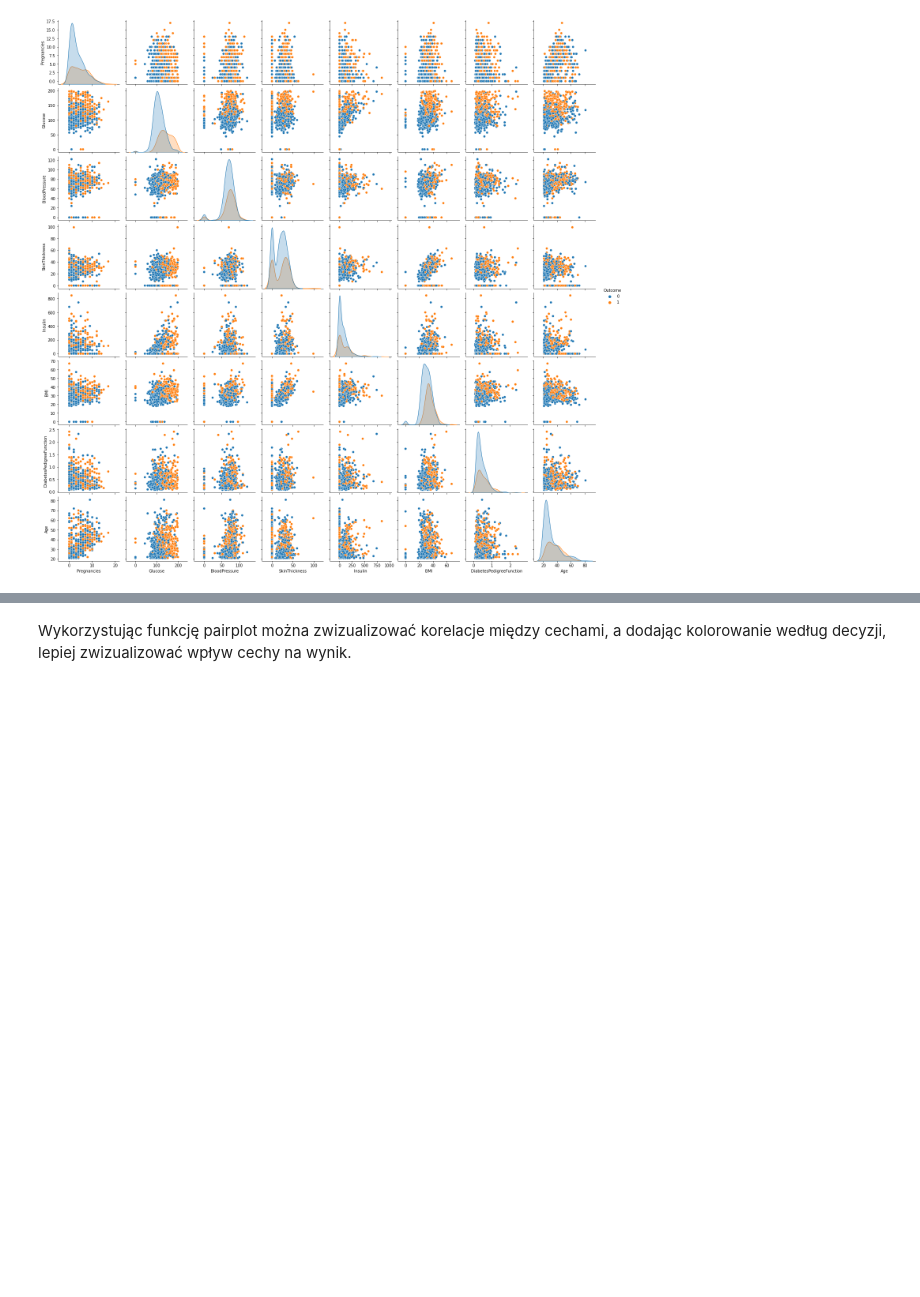
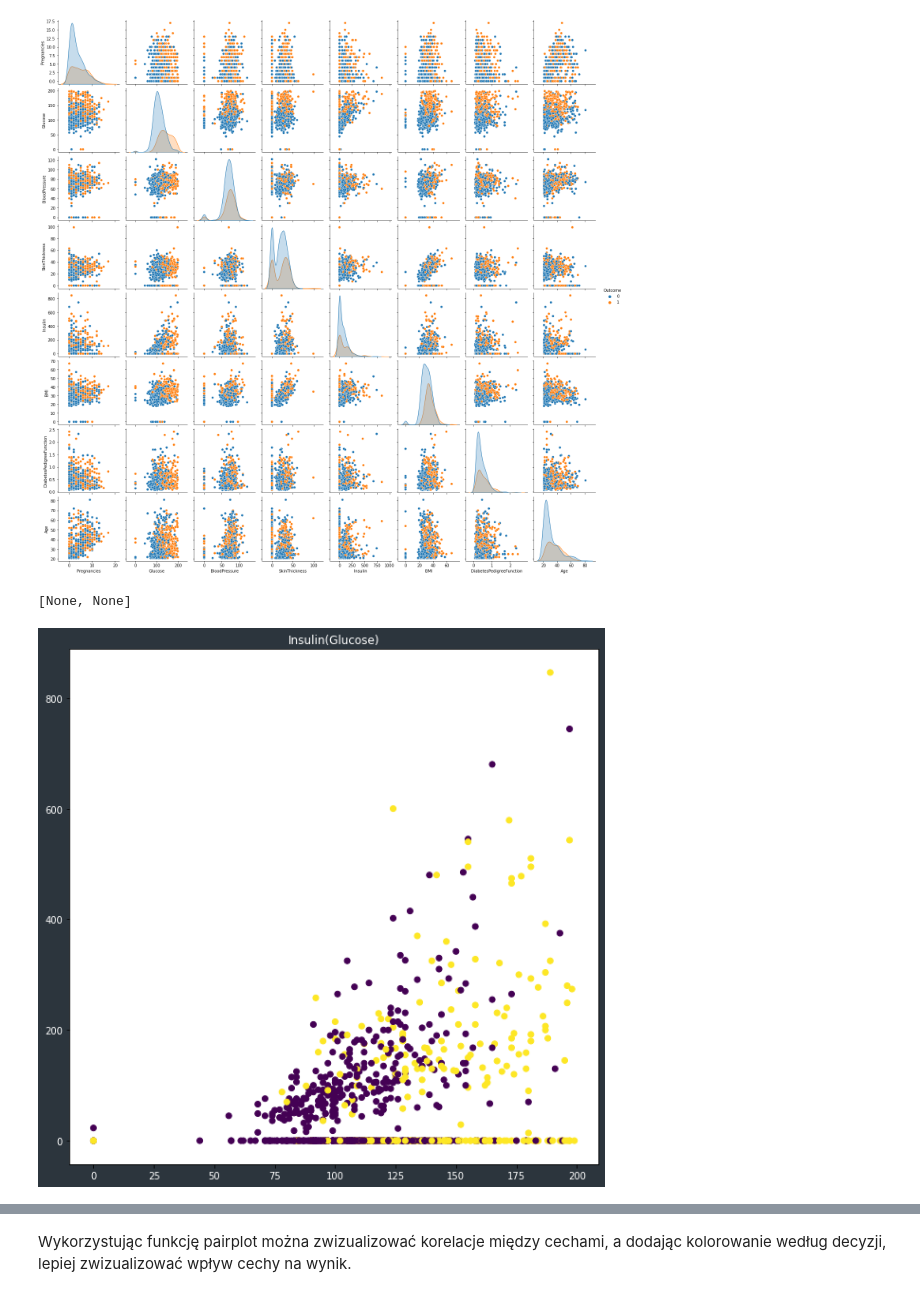
Before and after one commit to isso1550/analiza23_medycyna, a Jupyter notebook: Analiza_zbioru.ipynb, the cells around one changed output, grey strips where cells are left out. Cells and saved outputs as stored; diff of their text form; code cells hidden in the pictures; blank space fills up the shorter version.

```diff
--- a/Analiza_zbioru.ipynb
+++ b/Analiza_zbioru.ipynb
@@ -176,3 +177,18 @@ plt.show()
 # %% [output]
 <Figure size 720x720 with 0 Axes>
 [figure]
+# %%
+plt.figure(figsize=(10,10), facecolor="#2c353d")
+plt.scatter(data.Glucose, data.Insulin, c=data.Outcome)
+ax = plt.gca()
+ax.set_facecolor("w")
+#Zmiana koloru nazw kolumn na białe
+for i, tick_label in enumerate(ax.axes.get_yticklabels()):
+    tick_label.set_color('white')
+for i, tick_label in enumerate(ax.axes.get_xticklabels()):
+    tick_label.set_color('white')
+titleobj = plt.title("Insulin(Glucose)" )
+plt.setp(titleobj, color = 'w')
+# %% [output]
+[None, None]
+[figure, added]
```
Also changed, not shown: parts of 4 cells of this notebook, 1 other file.
